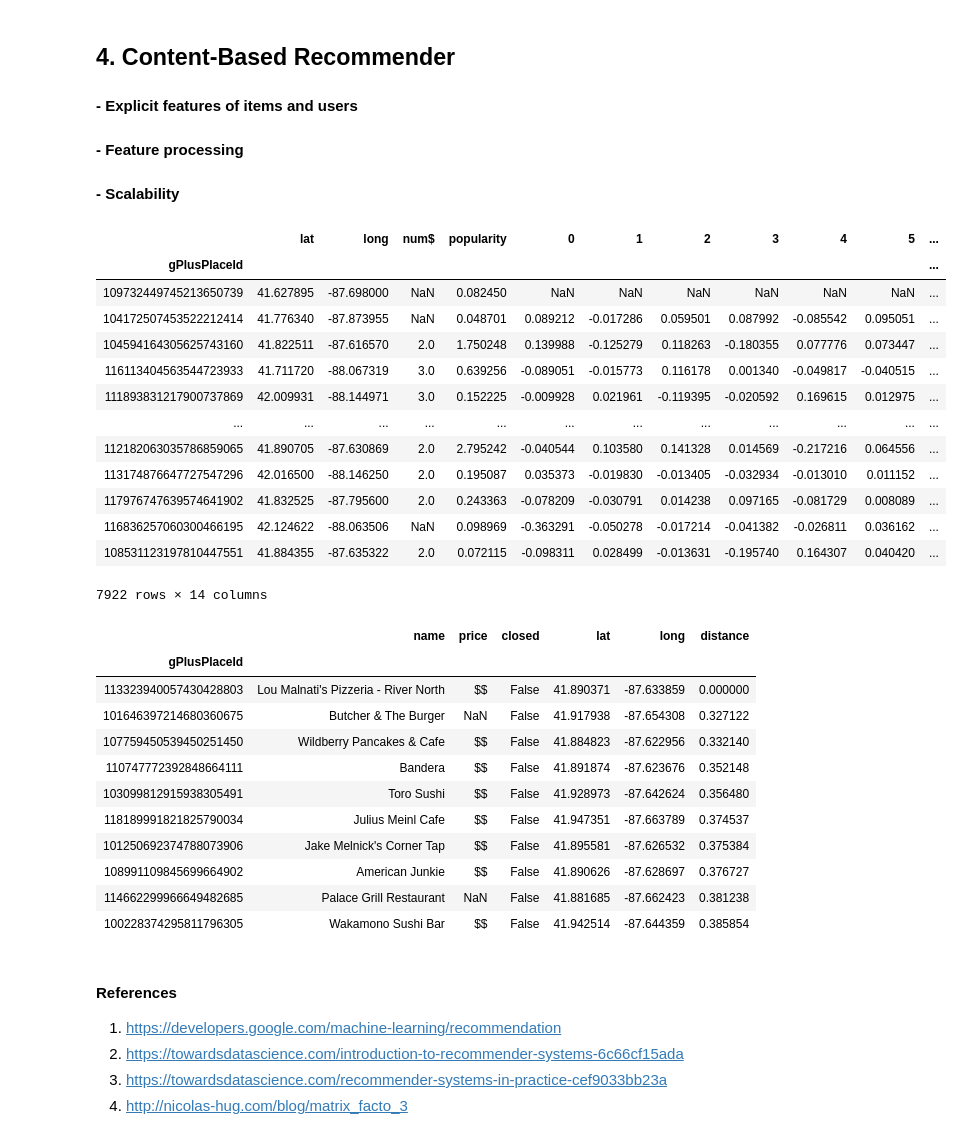
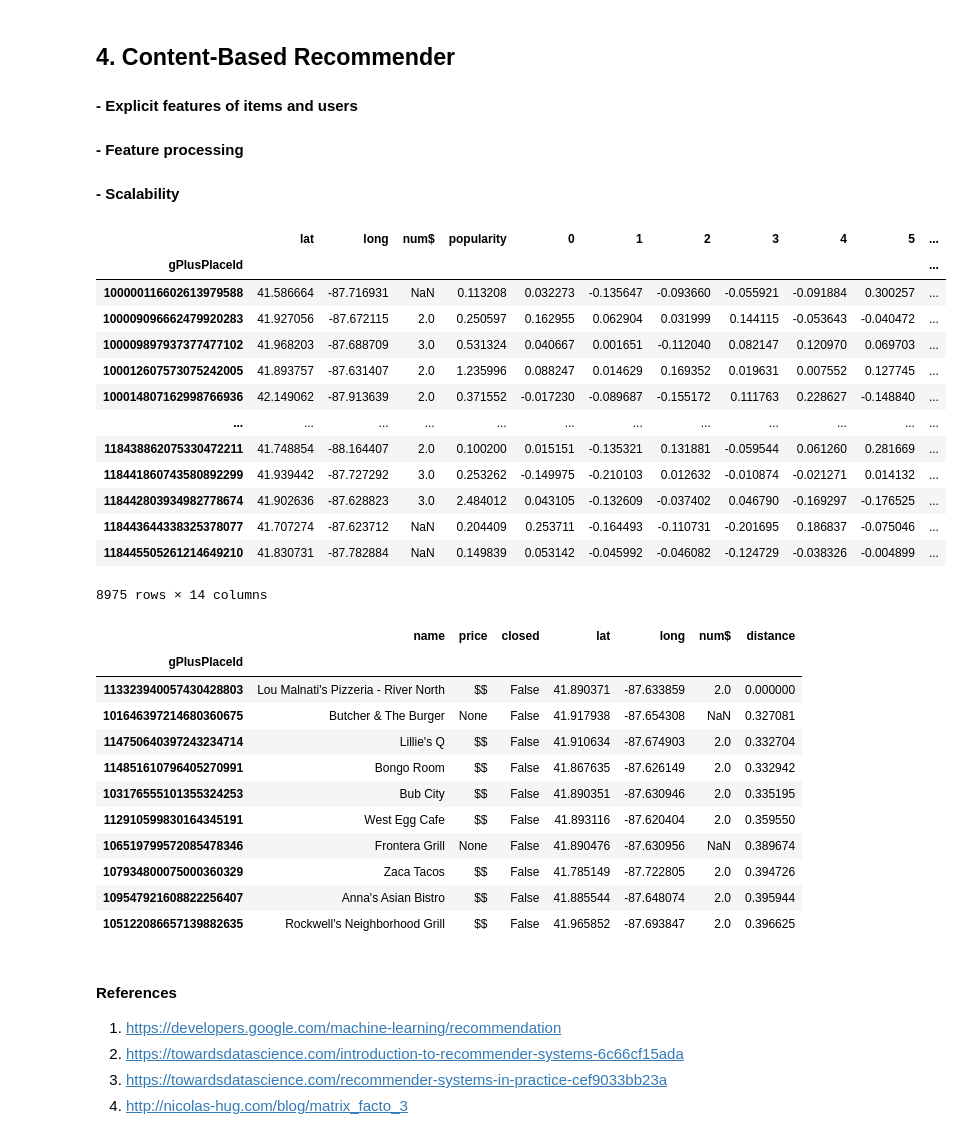
Before and after one commit to agnesbao/google_local, a Jupyter notebook: google_local_recommender.ipynb, the cells around one changed output. Drawn from its saved outputs; the diff is of its cells as text; code cells hidden in the pictures.

```diff
--- a/google_local_recommender.ipynb
+++ b/google_local_recommender.ipynb
@@ -92,0 +81,4 @@ places.head()
+# %%
+import dask.dataframe as dd
+places = dd.read_parquet("data/places*.parquet")
+places.head()
@@ -93,4 +92,4 @@ places.head()
 # %%
-reviews = pd.read_csv("data/reviews_sub.csv")
+reviews = dd.read_parquet("data/reviews_*.parquet")
 reviews.head()
 # %% [output]
@@ -117,8 +116,18 @@ def subset_places(df, coord, deg):
               (df["long"] > coord[1] - deg) &
               (df["long"] < coord[1] + deg)]
 
+places = places.set_index("gPlusPlaceId").drop_duplicates()
 places = subset_places(places, coord, deg=0.5)
 places = places[~places["closed"]]
-restaurant_reviews = reviews[reviews["gPlusPlaceId"].isin(places.index) &
-                            reviews["first_category"].str.contains("restaurant", case=False, na=False)]
-restaurants = places[places.index.isin(restaurant_reviews["gPlusPlaceId"].unique())]
+places = places.compute()
+
+# subset restaurants
+reviews = reviews.merge(places[["name"]], left_on="gPlusPlaceId", right_index=True, how="right")
+reviews = reviews.compute()
+
+reviews["categories"] = reviews["categories"].apply(lambda x: ";".join(x) if x is not None else None)
+restaurant_reviews = reviews[reviews["categories"].str.contains("restaurant", case=False, na=False)]
+
+# Size of data set we're working with:
+print(f"Number of restaurants: {restaurant_reviews['gPlusPlaceId'].nunique()}")
+print(f"Number of reviews: {restaurant_reviews.shape[0]}")
@@ -132,7 +137,7 @@ Number of reviews: 67988
 # %%
 # popular restaurants
 # rating count and mean
-pop = restaurant_reviews.groupby("gPlusPlaceId")["rating"].agg(["count", "mean", "std"])
+pop = restaurant_reviews.groupby(["gPlusPlaceId", "name"])["rating"].agg(["count", "mean", "std"]).reset_index(level=1)
 # rating count per month
 first_review = pd.to_datetime(restaurant_reviews.groupby("gPlusPlaceId")["unixReviewTime"].min(), unit="s")
 pop["count_per_month"] = pop["count"]/((pd.to_datetime("2020-01-01")-first_review).dt.days/30)
@@ -140,5 +145,5 @@ pop["count_per_month"] = pop["count"]/((pd.to_datetime("2020-01-01")-first_revie
 pop["popularity"] = pop["count_per_month"]*pop["mean"]
 # sample and rank
 rec = pop.sample(frac=0.1).sort_values(by="popularity", ascending=False)
-rec.join(restaurants["name"]).head(10)
+rec.head(10)
 # %% [output]
@@ -313,54 +319,54 @@ a_user_df.sample(frac=0.1).sort_values(by="pred_rating", ascending=False).join(r
 # %%
 from sklearn.preprocessing import MinMaxScaler
 from sklearn.impute import SimpleImputer
 from sklearn.neighbors import NearestNeighbors
 # preprocessing
-restaurants["num$"] = restaurants["price"].apply(lambda x: len(x) if type(x)==str else None)
-df = restaurants[["lat", "long", "num$"]].join(pop[["popularity"]]).join(pd.DataFrame(data=svd.qi, index=svd.item_dict.keys()))
+places["num$"] = places["price"].apply(lambda x: len(x) if isinstance(x, str) else None)
+df = places[["lat", "long", "num$"]].join(pop[["popularity"]], how="inner").join(pd.DataFrame(data=svd.qi, index=svd.item_dict.keys()))
 
 imputer = SimpleImputer(strategy="median")
 scaler = MinMaxScaler()
 X = imputer.fit_transform(df)
 X = scaler.fit_transform(X)
 
 nn = NearestNeighbors(n_neighbors=10, n_jobs=-1)
 nn.fit(X)
-d, i = nn.kneighbors(X[restaurants.index==cur_place])
+d, i = nn.kneighbors(X[df.index==cur_place])
 
 df
 # %% [output]
 |  | lat | long | num$ | popularity | 0 | 1 | 2 | 3 | 4 | 5 | ... |
 | gPlusPlaceId |  |  |  |  |  |  |  |  |  |  | ... |
-| 109732449745213650739 | 41.627895 | -87.698000 | NaN | 0.082450 | NaN | NaN | NaN | NaN | NaN | NaN | ... |
-| 104172507453522212414 | 41.776340 | -87.873955 | NaN | 0.048701 | 0.089212 | -0.017286 | 0.059501 | 0.087992 | -0.085542 | 0.095051 | ... |
-| 104594164305625743160 | 41.822511 | -87.616570 | 2.0 | 1.750248 | 0.139988 | -0.125279 | 0.118263 | -0.180355 | 0.077776 | 0.073447 | ... |
-| 116113404563544723933 | 41.711720 | -88.067319 | 3.0 | 0.639256 | -0.089051 | -0.015773 | 0.116178 | 0.001340 | -0.049817 | -0.040515 | ... |
-| 111893831217900737869 | 42.009931 | -88.144971 | 3.0 | 0.152225 | -0.009928 | 0.021961 | -0.119395 | -0.020592 | 0.169615 | 0.012975 | ... |
+| 100000116602613979588 | 41.586664 | -87.716931 | NaN | 0.113208 | 0.032273 | -0.135647 | -0.093660 | -0.055921 | -0.091884 | 0.300257 | ... |
+| 100009096662479920283 | 41.927056 | -87.672115 | 2.0 | 0.250597 | 0.162955 | 0.062904 | 0.031999 | 0.144115 | -0.053643 | -0.040472 | ... |
+| 100009897937377477102 | 41.968203 | -87.688709 | 3.0 | 0.531324 | 0.040667 | 0.001651 | -0.112040 | 0.082147 | 0.120970 | 0.069703 | ... |
+| 100012607573075242005 | 41.893757 | -87.631407 | 2.0 | 1.235996 | 0.088247 | 0.014629 | 0.169352 | 0.019631 | 0.007552 | 0.127745 | ... |
+| 100014807162998766936 | 42.149062 | -87.913639 | 2.0 | 0.371552 | -0.017230 | -0.089687 | -0.155172 | 0.111763 | 0.228627 | -0.148840 | ... |
 | ... | ... | ... | ... | ... | ... | ... | ... | ... | ... | ... | ... |
-| 112182063035786859065 | 41.890705 | -87.630869 | 2.0 | 2.795242 | -0.040544 | 0.103580 | 0.141328 | 0.014569 | -0.217216 | 0.064556 | ... |
-| 113174876647727547296 | 42.016500 | -88.146250 | 2.0 | 0.195087 | 0.035373 | -0.019830 | -0.013405 | -0.032934 | -0.013010 | 0.011152 | ... |
-| 117976747639574641902 | 41.832525 | -87.795600 | 2.0 | 0.243363 | -0.078209 | -0.030791 | 0.014238 | 0.097165 | -0.081729 | 0.008089 | ... |
-| 116836257060300466195 | 42.124622 | -88.063506 | NaN | 0.098969 | -0.363291 | -0.050278 | -0.017214 | -0.041382 | -0.026811 | 0.036162 | ... |
-| 108531123197810447551 | 41.884355 | -87.635322 | 2.0 | 0.072115 | -0.098311 | 0.028499 | -0.013631 | -0.195740 | 0.164307 | 0.040420 | ... |
+| 118438862075330472211 | 41.748854 | -88.164407 | 2.0 | 0.100200 | 0.015151 | -0.135321 | 0.131881 | -0.059544 | 0.061260 | 0.281669 | ... |
+| 118441860743580892299 | 41.939442 | -87.727292 | 3.0 | 0.253262 | -0.149975 | -0.210103 | 0.012632 | -0.010874 | -0.021271 | 0.014132 | ... |
+| 118442803934982778674 | 41.902636 | -87.628823 | 3.0 | 2.484012 | 0.043105 | -0.132609 | -0.037402 | 0.046790 | -0.169297 | -0.176525 | ... |
+| 118443644338325378077 | 41.707274 | -87.623712 | NaN | 0.204409 | 0.253711 | -0.164493 | -0.110731 | -0.201695 | 0.186837 | -0.075046 | ... |
+| 118445505261214649210 | 41.830731 | -87.782884 | NaN | 0.149839 | 0.053142 | -0.045992 | -0.046082 | -0.124729 | -0.038326 | -0.004899 | ... |
-7922 rows × 14 columns
+8975 rows × 14 columns
 # %%
 # our final recommendation
 rec = places.loc[df.index[i[0]]]
 rec["distance"] = d[0]
 rec
 # %% [output]
-|  | name | price | closed | lat | long | distance |
-| gPlusPlaceId |  |  |  |  |  |  |
-| 113323940057430428803 | Lou Malnati's Pizzeria - River North | $$ | False | 41.890371 | -87.633859 | 0.000000 |
-| 101646397214680360675 | Butcher & The Burger | NaN | False | 41.917938 | -87.654308 | 0.327122 |
-| 107759450539450251450 | Wildberry Pancakes & Cafe | $$ | False | 41.884823 | -87.622956 | 0.332140 |
-| 110747772392848664111 | Bandera | $$ | False | 41.891874 | -87.623676 | 0.352148 |
-| 103099812915938305491 | Toro Sushi | $$ | False | 41.928973 | -87.642624 | 0.356480 |
-| 118189991821825790034 | Julius Meinl Cafe | $$ | False | 41.947351 | -87.663789 | 0.374537 |
-| 101250692374788073906 | Jake Melnick's Corner Tap | $$ | False | 41.895581 | -87.626532 | 0.375384 |
-| 108991109845699664902 | American Junkie | $$ | False | 41.890626 | -87.628697 | 0.376727 |
-| 114662299966649482685 | Palace Grill Restaurant | NaN | False | 41.881685 | -87.662423 | 0.381238 |
-| 100228374295811796305 | Wakamono Sushi Bar | $$ | False | 41.942514 | -87.644359 | 0.385854 |
+|  | name | price | closed | lat | long | num$ | distance |
+| gPlusPlaceId |  |  |  |  |  |  |  |
+| 113323940057430428803 | Lou Malnati's Pizzeria - River North | $$ | False | 41.890371 | -87.633859 | 2.0 | 0.000000 |
+| 101646397214680360675 | Butcher & The Burger | None | False | 41.917938 | -87.654308 | NaN | 0.327081 |
+| 114750640397243234714 | Lillie's Q | $$ | False | 41.910634 | -87.674903 | 2.0 | 0.332704 |
+| 114851610796405270991 | Bongo Room | $$ | False | 41.867635 | -87.626149 | 2.0 | 0.332942 |
+| 103176555101355324253 | Bub City | $$ | False | 41.890351 | -87.630946 | 2.0 | 0.335195 |
+| 112910599830164345191 | West Egg Cafe | $$ | False | 41.893116 | -87.620404 | 2.0 | 0.359550 |
+| 106519799572085478346 | Frontera Grill | None | False | 41.890476 | -87.630956 | NaN | 0.389674 |
+| 107934800075000360329 | Zaca Tacos | $$ | False | 41.785149 | -87.722805 | 2.0 | 0.394726 |
+| 109547921608822256407 | Anna's Asian Bistro | $$ | False | 41.885544 | -87.648074 | 2.0 | 0.395944 |
+| 105122086657139882635 | Rockwell's Neighborhood Grill | $$ | False | 41.965852 | -87.693847 | 2.0 | 0.396625 |
 # %% [markdown]
 #### References
 1. https://developers.google.com/machine-learning/recommendation
```
Also changed, not shown: parts of 13 cells of this notebook, 7 other files.
